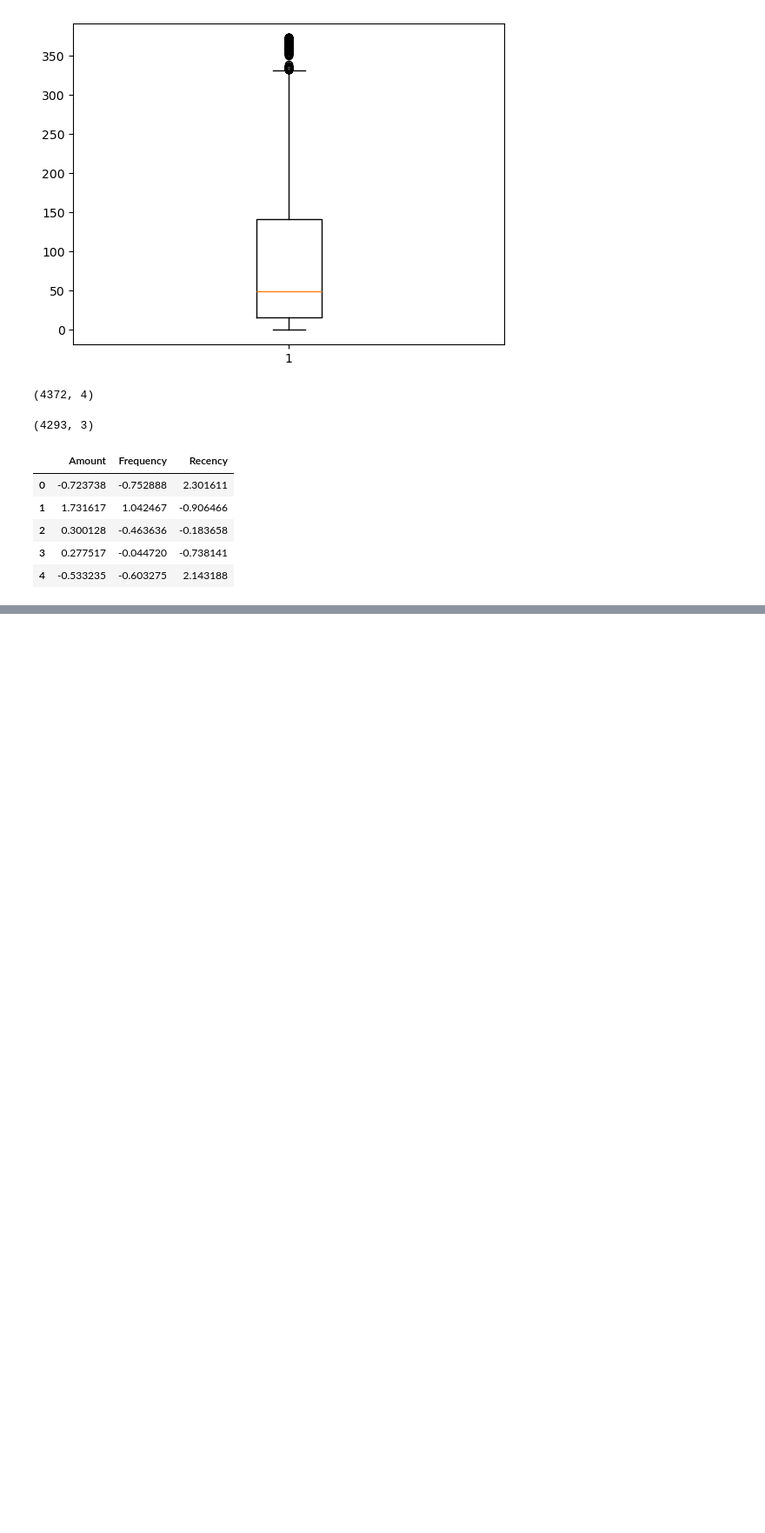
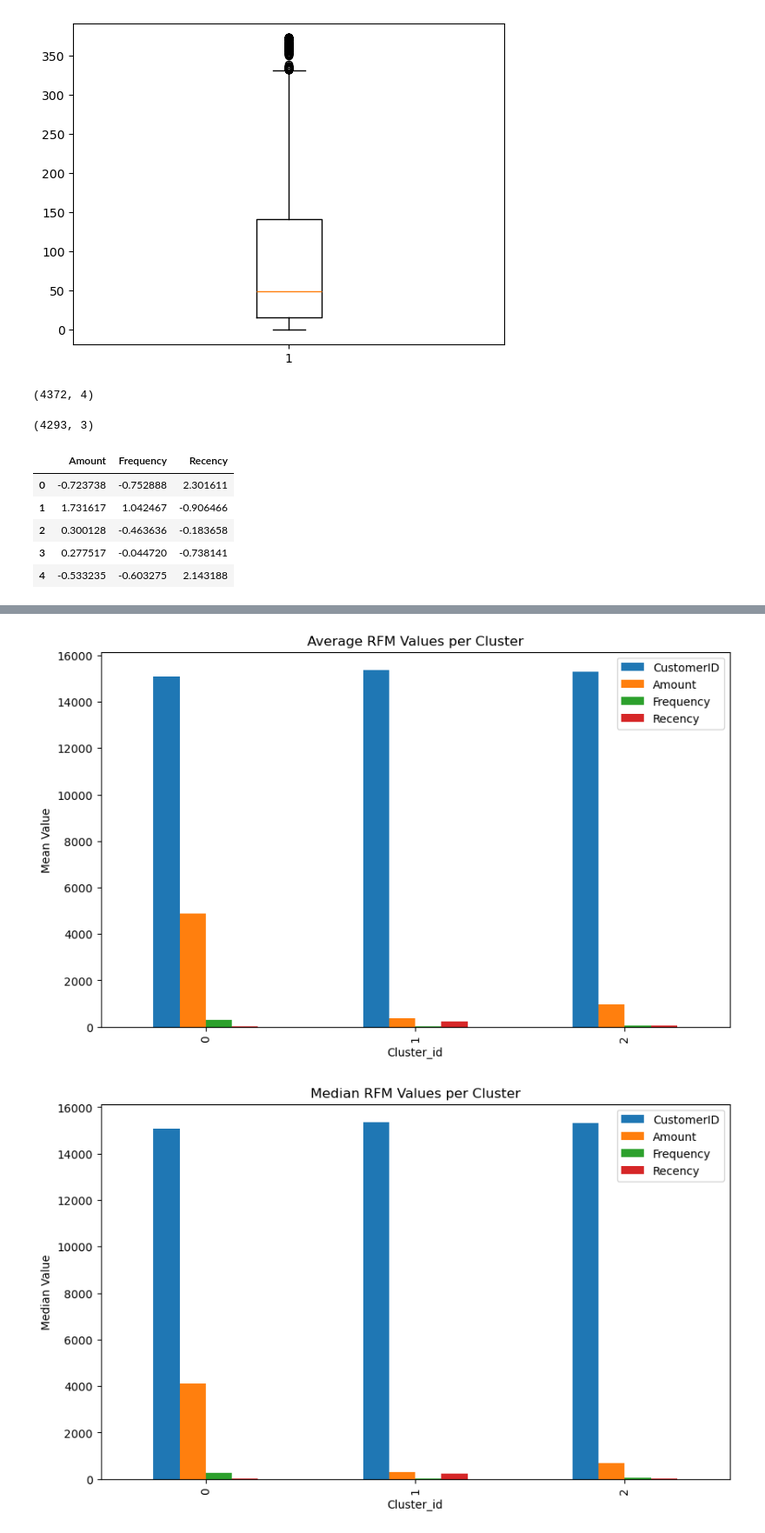
Before and after one commit to shekharHimanshuBang/ML_Cluster, a Jupyter notebook: CustomerSegmentation.ipynb, the cells around one changed output, grey strips where cells are left out. Shown at 87% size. Drawn from its saved outputs; the diff is of its cells as text; code cells hidden in the pictures; blank space fills up the shorter version.

```diff
--- a/CustomerSegmentation.ipynb
+++ b/CustomerSegmentation.ipynb
@@ -260,0 +313,7 @@ rfm_scaled.head()
+# %%
+cluster_mean = grouped_df.groupby("Cluster_id").mean()
+cluster_median = grouped_df.groupby("Cluster_id").median()
+cluster_std = grouped_df.groupby("Cluster_id").std()
+print("Cluster Means:\n", cluster_mean)
+print("\nCluster Medians:\n", cluster_median)
+print("\nCluster Standard Deviations:\n", cluster_std)
@@ -260,0 +375,12 @@ rfm_scaled.head()
+# %%
+cluster_mean.plot(kind="bar", figsize=(10,6))
+plt.title("Average RFM Values per Cluster")
+plt.ylabel("Mean Value")
+plt.show()
+cluster_median.plot(kind="bar", figsize=(10,6))
+plt.title("Median RFM Values per Cluster")
+plt.ylabel("Median Value")
+plt.show()
+# %% [output]
+[figure, added]
+[figure, added]
```
Also changed, not shown: parts of 14 cells of this notebook.
